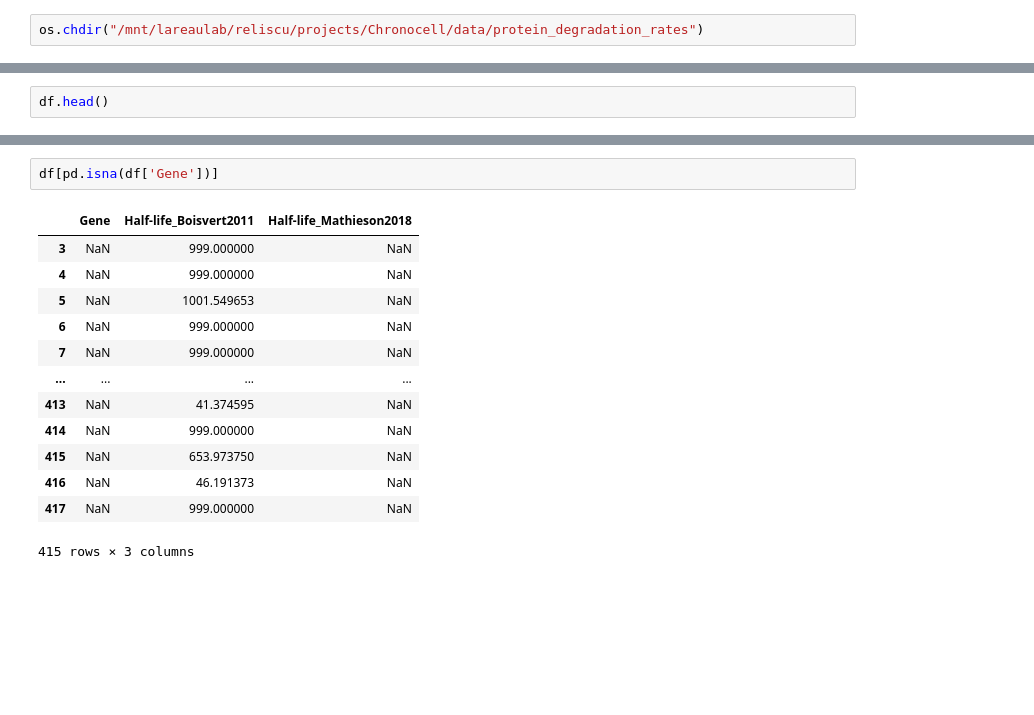
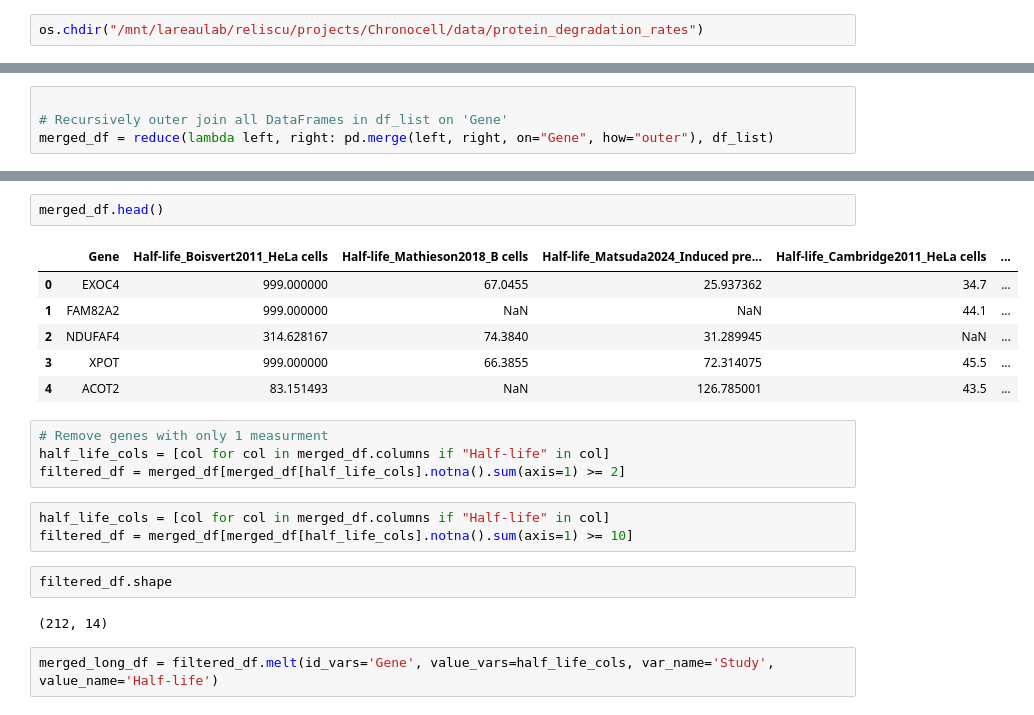
Before and after one commit to reliscu/experimental_parameters, a Jupyter notebook: plot_half-life_data.ipynb, the cells around one changed output, grey strips where cells are left out. Saved outputs shown, nothing was run; the diff lists cells and outputs as text; blank space fills up the shorter version.

```diff
--- a/plot_half-life_data.ipynb
+++ b/plot_half-life_data.ipynb
@@ -33,2 +31,4 @@ df = pd.merge(df_list[0], df_list[1], on="Gene", how="outer")
 # %%
-df.head()
+
+# Recursively outer join all DataFrames in df_list on 'Gene'
+merged_df = reduce(lambda left, right: pd.merge(left, right, on="Gene", how="outer"), df_list)
@@ -42,16 +35,22 @@ df.head()
-# %%
-df[pd.isna(df['Gene'])]
-# %% [output]
-|  | Gene | Half-life_Boisvert2011 | Half-life_Mathieson2018 |
-| 3 | NaN | 999.000000 | NaN |
-| 4 | NaN | 999.000000 | NaN |
-| 5 | NaN | 1001.549653 | NaN |
-| 6 | NaN | 999.000000 | NaN |
-| 7 | NaN | 999.000000 | NaN |
-| ... | ... | ... | ... |
-| 413 | NaN | 41.374595 | NaN |
-| 414 | NaN | 999.000000 | NaN |
-| 415 | NaN | 653.973750 | NaN |
-| 416 | NaN | 46.191373 | NaN |
-| 417 | NaN | 999.000000 | NaN |
-415 rows × 3 columns
+# %%
+merged_df.head()
+# %% [output]
+|  | Gene | Half-life_Boisvert2011_HeLa cells | Half-life_Mathieson2018_B cells | Half-life_Matsuda2024_Induced pre... | Half-life_Cambridge2011_HeLa cells | ... |
+| 0 | EXOC4 | 999.000000 | 67.0455 | 25.937362 | 34.7 | ... |
+| 1 | FAM82A2 | 999.000000 | NaN | NaN | 44.1 | ... |
+| 2 | NDUFAF4 | 314.628167 | 74.3840 | 31.289945 | NaN | ... |
+| 3 | XPOT | 999.000000 | 66.3855 | 72.314075 | 45.5 | ... |
+| 4 | ACOT2 | 83.151493 | NaN | 126.785001 | 43.5 | ... |
+# %%
+# Remove genes with only 1 measurment
+half_life_cols = [col for col in merged_df.columns if "Half-life" in col]
+filtered_df = merged_df[merged_df[half_life_cols].notna().sum(axis=1) >= 2]
+# %%
+half_life_cols = [col for col in merged_df.columns if "Half-life" in col]
+filtered_df = merged_df[merged_df[half_life_cols].notna().sum(axis=1) >= 10]
+# %%
+filtered_df.shape
+# %% [output]
+(212, 14)
+# %%
+merged_long_df = filtered_df.melt(id_vars='Gene', value_vars=half_life_cols, var_name='Study', value_name='Half-life')
```
Also changed, not shown: parts of 6 cells of this notebook, 1 other file.
